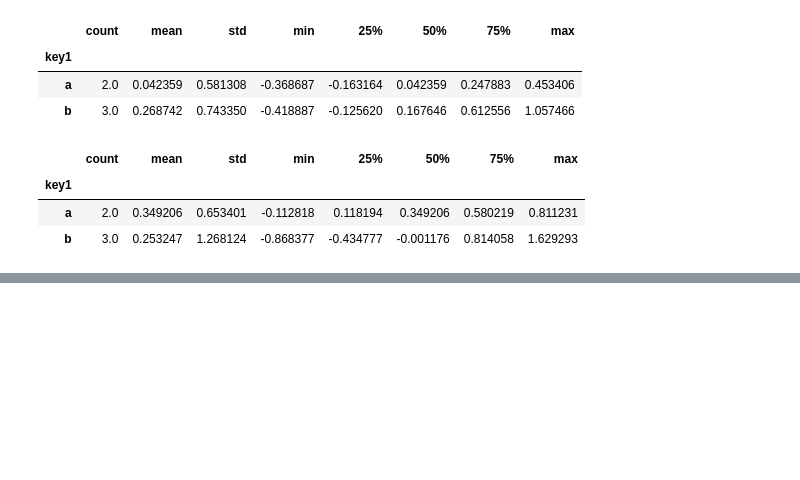
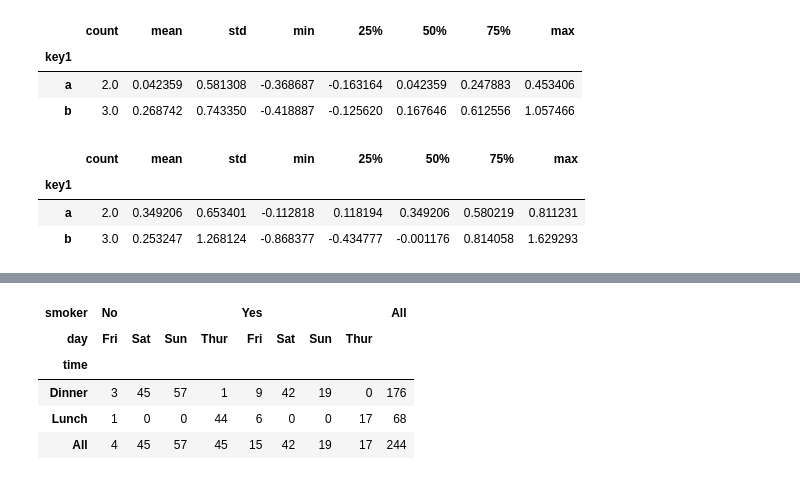
Before and after one commit to up1/course-basic-python, a Jupyter notebook: notebook/data_aggregation_and_grouping.ipynb, the cells around one changed output, grey strips where cells are left out. Cells and saved outputs as stored; diff of their text form; code cells hidden in the pictures; blank space fills up the shorter version.

Commit message:
Add crosstab

```diff
--- a/notebook/data_aggregation_and_grouping.ipynb
+++ b/notebook/data_aggregation_and_grouping.ipynb
@@ -261,0 +266,3 @@ grouped['data2'].describe()
+# %%
+data = pd.read_csv('demo_data/data06.csv')
+data.describe()
@@ -261,0 +303,9 @@ grouped['data2'].describe()
+# %%
+pd.crosstab([data.time], [data.smoker, data.day], margins=True)
+# %% [output]
+| smoker | No |  |  |  | Yes |  |  |  | All |
+| day | Fri | Sat | Sun | Thur | Fri | Sat | Sun | Thur |  |
+| time |  |  |  |  |  |  |  |  |  |
+| Dinner | 3 | 45 | 57 | 1 | 9 | 42 | 19 | 0 | 176 |
+| Lunch | 1 | 0 | 0 | 44 | 6 | 0 | 0 | 17 | 68 |
+| All | 4 | 45 | 57 | 45 | 15 | 42 | 19 | 17 | 244 |
```
Also changed, not shown: parts of 6 cells of this notebook.
